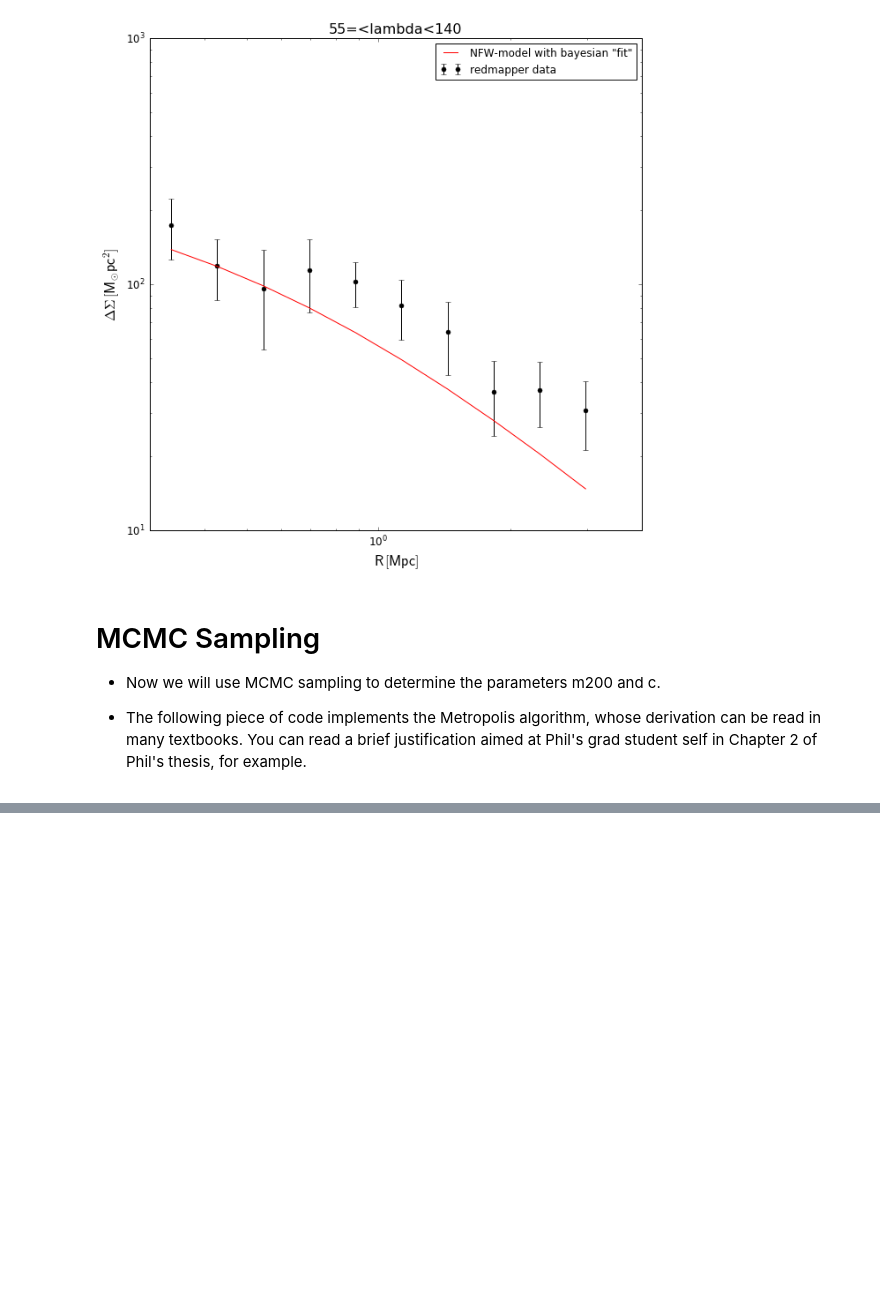
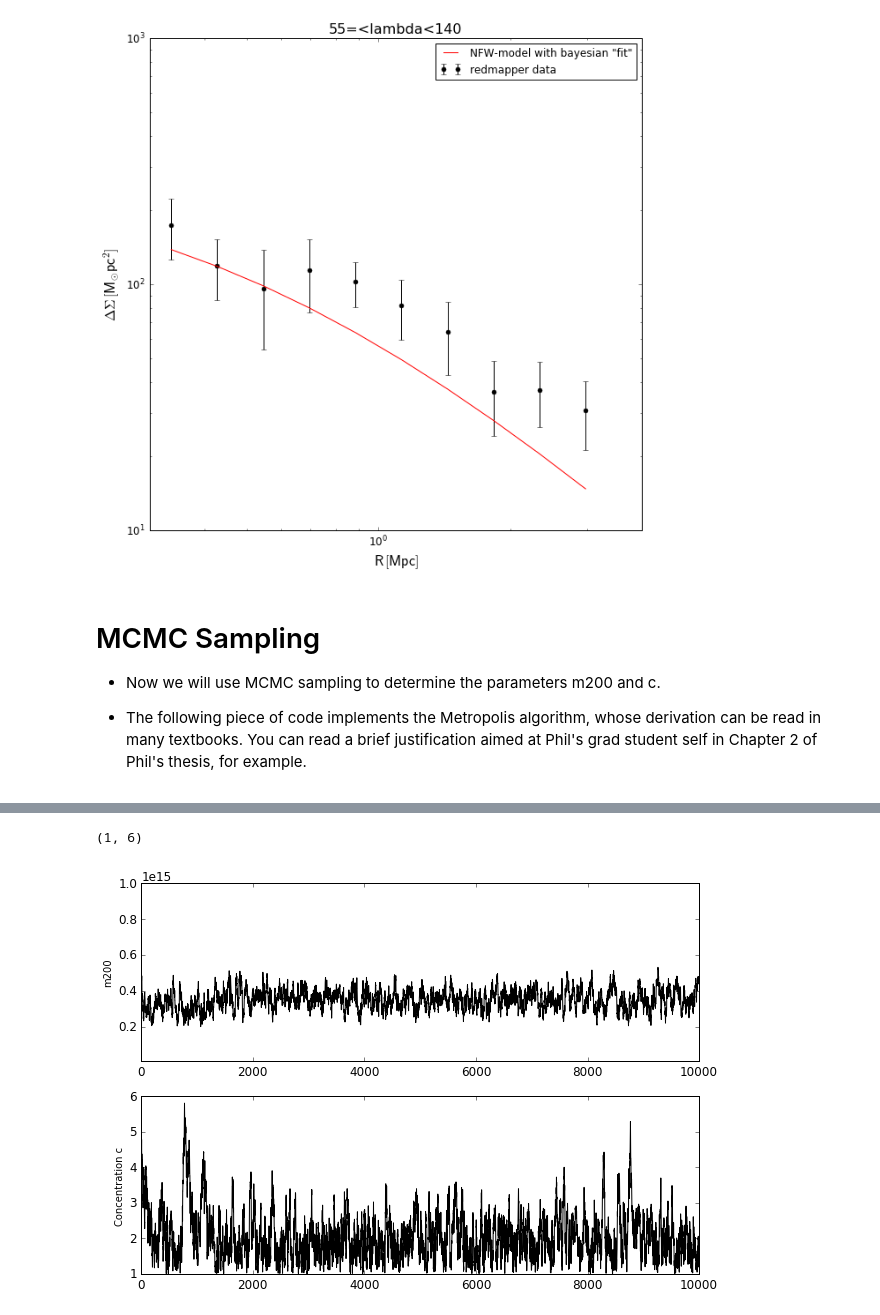
Before and after one commit to MariaElidaiana/AstroHackWeek, a Jupyter notebook: FittingNFW2DSigma.ipynb, the cells around one changed output, grey strips where cells are left out. Drawn from its saved outputs; the diff is of its cells as text; code cells hidden in the pictures; blank space fills up the shorter version.

```diff
--- a/FittingNFW2DSigma.ipynb
+++ b/FittingNFW2DSigma.ipynb
@@ -303,7 +303,7 @@ def metropolis(log_posterior, theta, theta_limits, stepsize, nsteps=10000):
     '''
 
     # Start in the center of the prior volume:
-    log_prob = log_posterior(theta, x, y, sigmay, theta_limits)
+    log_prob = log_posterior(R, DSobs, DSerr, theta, theta_limits)
 
     # Store Markov chain as an array of samples:
     chain = np.empty((nsteps, len(theta)))
@@ -315,7 +315,7 @@ def metropolis(log_posterior, theta, theta_limits, stepsize, nsteps=10000):
     for i in range(nsteps):
 
         theta_new = theta + stepsize * np.random.randn(len(theta))
-        log_prob_new = log_posterior(theta_new, x, y, sigmay, theta_limits)
+        log_prob_new = log_posterior(R, DSobs, DSerr, theta_new, theta_limits)
 
         if np.log(np.random.rand()) < (log_prob_new - log_prob):
             # accept, and move to the proposed position:
@@ -359,0 +360,18 @@ NameError: global name 'x' is not defined
+# %%
+# Pull m and b arrays out of the Markov chain and plot them:
+mm = [m for m,c in chain]
+cc = [c for m,c in chain]
+
+# Traces, for convergence inspection:
+plt.figure(figsize=(10,7))
+plt.subplot(2,1,1)
+plt.plot(mm, 'k-')
+plt.ylim(m200limits)
+plt.ylabel('m200')
+plt.subplot(2,1,2)
+plt.plot(cc, 'k-')
+plt.ylabel('Concentration c')
+plt.ylim(climits)
+# %% [output]
+(1, 6)
+[figure, added]
```
Also changed, not shown: parts of 4 cells of this notebook.
